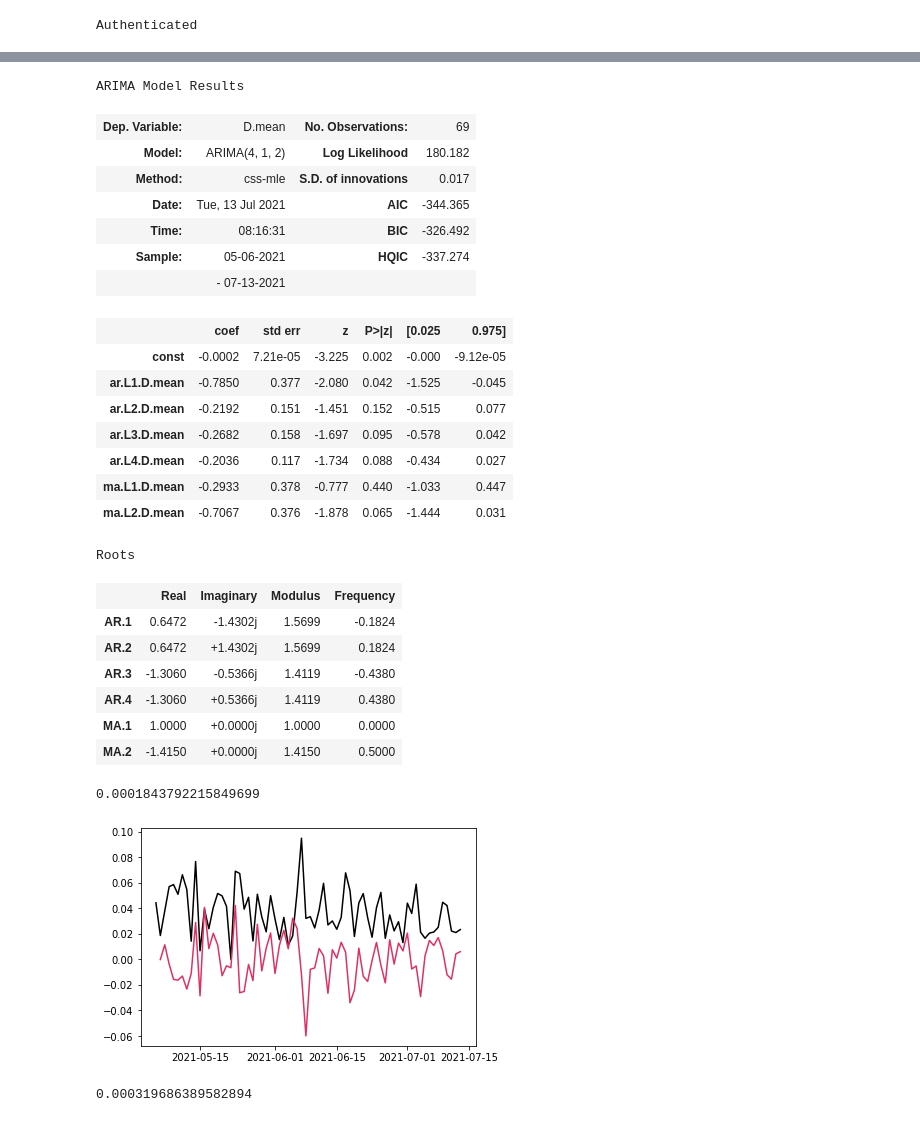
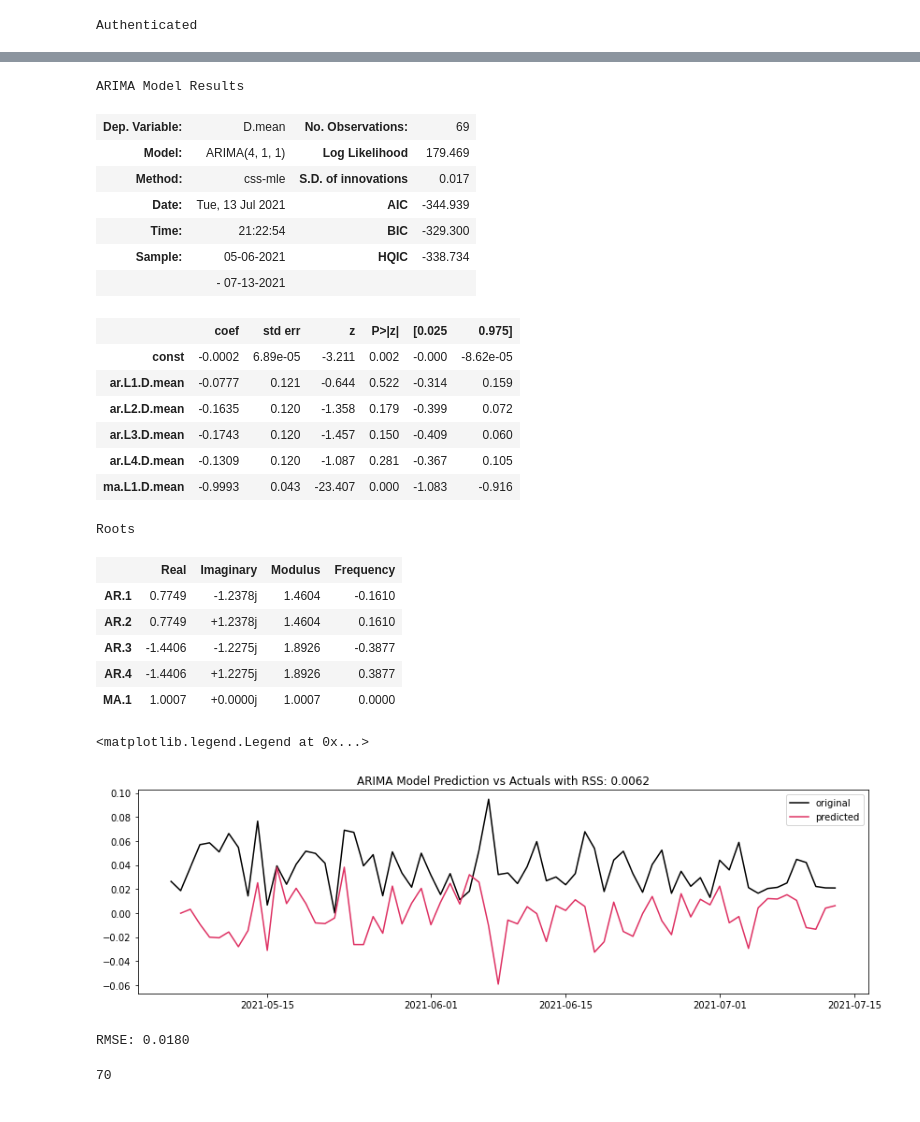
Before and after one commit to MekdiYilma/HumanitarianCrisisPrediction, a Jupyter notebook: notebooks/ARIMA_model.ipynb, the cells around one changed output, grey strips where cells are left out. Saved outputs shown, nothing was run; the diff lists cells and outputs as text; code cells hidden in the pictures.

```diff
--- a/notebooks/ARIMA_model.ipynb
+++ b/notebooks/ARIMA_model.ipynb
@@ -249,44 +258,47 @@ plt.title('Partial Autocorrelation Function');
 # %%
 from 	statsmodels.tsa.arima_model import ARIMA
 
-model = ARIMA(yemen_df_grouped['mean'], order=(4,1,2))
+model = ARIMA(yemen_df_grouped['mean'], order=(4,1,1))
 model = model.fit()
+
 model.summary()
 # %% [output]
 ARIMA Model Results
 | Dep. Variable: | D.mean | No. Observations: | 69 |
-| Model: | ARIMA(4, 1, 2) | Log Likelihood | 180.182 |
+| Model: | ARIMA(4, 1, 1) | Log Likelihood | 179.469 |
 | Method: | css-mle | S.D. of innovations | 0.017 |
-| Date: | Tue, 13 Jul 2021 | AIC | -344.365 |
-| Time: | 08:16:31 | BIC | -326.492 |
-| Sample: | 05-06-2021 | HQIC | -337.274 |
+| Date: | Tue, 13 Jul 2021 | AIC | -344.939 |
+| Time: | 21:22:54 | BIC | -329.300 |
+| Sample: | 05-06-2021 | HQIC | -338.734 |
 |  | - 07-13-2021 |  |  |
 |  | coef | std err | z | P>|z| | [0.025 | 0.975] |
-| const | -0.0002 | 7.21e-05 | -3.225 | 0.002 | -0.000 | -9.12e-05 |
-| ar.L1.D.mean | -0.7850 | 0.377 | -2.080 | 0.042 | -1.525 | -0.045 |
-| ar.L2.D.mean | -0.2192 | 0.151 | -1.451 | 0.152 | -0.515 | 0.077 |
-| ar.L3.D.mean | -0.2682 | 0.158 | -1.697 | 0.095 | -0.578 | 0.042 |
-| ar.L4.D.mean | -0.2036 | 0.117 | -1.734 | 0.088 | -0.434 | 0.027 |
-| ma.L1.D.mean | -0.2933 | 0.378 | -0.777 | 0.440 | -1.033 | 0.447 |
-| ma.L2.D.mean | -0.7067 | 0.376 | -1.878 | 0.065 | -1.444 | 0.031 |
+| const | -0.0002 | 6.89e-05 | -3.211 | 0.002 | -0.000 | -8.62e-05 |
+| ar.L1.D.mean | -0.0777 | 0.121 | -0.644 | 0.522 | -0.314 | 0.159 |
+| ar.L2.D.mean | -0.1635 | 0.120 | -1.358 | 0.179 | -0.399 | 0.072 |
+| ar.L3.D.mean | -0.1743 | 0.120 | -1.457 | 0.150 | -0.409 | 0.060 |
+| ar.L4.D.mean | -0.1309 | 0.120 | -1.087 | 0.281 | -0.367 | 0.105 |
+| ma.L1.D.mean | -0.9993 | 0.043 | -23.407 | 0.000 | -1.083 | -0.916 |
 Roots
 |  | Real | Imaginary | Modulus | Frequency |
-| AR.1 | 0.6472 | -1.4302j | 1.5699 | -0.1824 |
-| AR.2 | 0.6472 | +1.4302j | 1.5699 | 0.1824 |
-| AR.3 | -1.3060 | -0.5366j | 1.4119 | -0.4380 |
-| AR.4 | -1.3060 | +0.5366j | 1.4119 | 0.4380 |
-| MA.1 | 1.0000 | +0.0000j | 1.0000 | 0.0000 |
-| MA.2 | -1.4150 | +0.0000j | 1.4150 | 0.5000 |
+| AR.1 | 0.7749 | -1.2378j | 1.4604 | -0.1610 |
+| AR.2 | 0.7749 | +1.2378j | 1.4604 | 0.1610 |
+| AR.3 | -1.4406 | -1.2275j | 1.8926 | -0.3877 |
+| AR.4 | -1.4406 | +1.2275j | 1.8926 | 0.3877 |
+| MA.1 | 1.0007 | +0.0000j | 1.0007 | 0.0000 |
 # %%
-plt.plot(yemen_df_grouped['mean'], color='black')
-plt.plot(model.fittedvalues, color='#DE3163')
-(sum(model.fittedvalues - first_diff))**2
+plt.figure(figsize=(14,4))
+plt.plot(yemen_df_grouped['mean'], color='black', label='original')
+plt.plot(model.fittedvalues, color='#DE3163', label='predicted')
+plt.title(f'ARIMA Model Prediction vs Actuals with RSS: {(sum(model.fittedvalues - first_diff))**2:.4f}')
+plt.legend()
 # %% [output]
-0.0001843792215849699
+<matplotlib.legend.Legend at 0x...>
-[figure, old version]
+[figure, new version]
 # %%
 from sklearn.metrics import mean_squared_error
 
-mean_squared_error(first_diff, model.fittedvalues)
+print(f'RMSE: {np.sqrt(mean_squared_error(model.fittedvalues, first_diff)):.4f}')
+len(yemen_df_grouped)
 # %% [output]
-0.000319686389582894
+RMSE: 0.0180
+70
```
Also changed, not shown: parts of 17 cells of this notebook.
